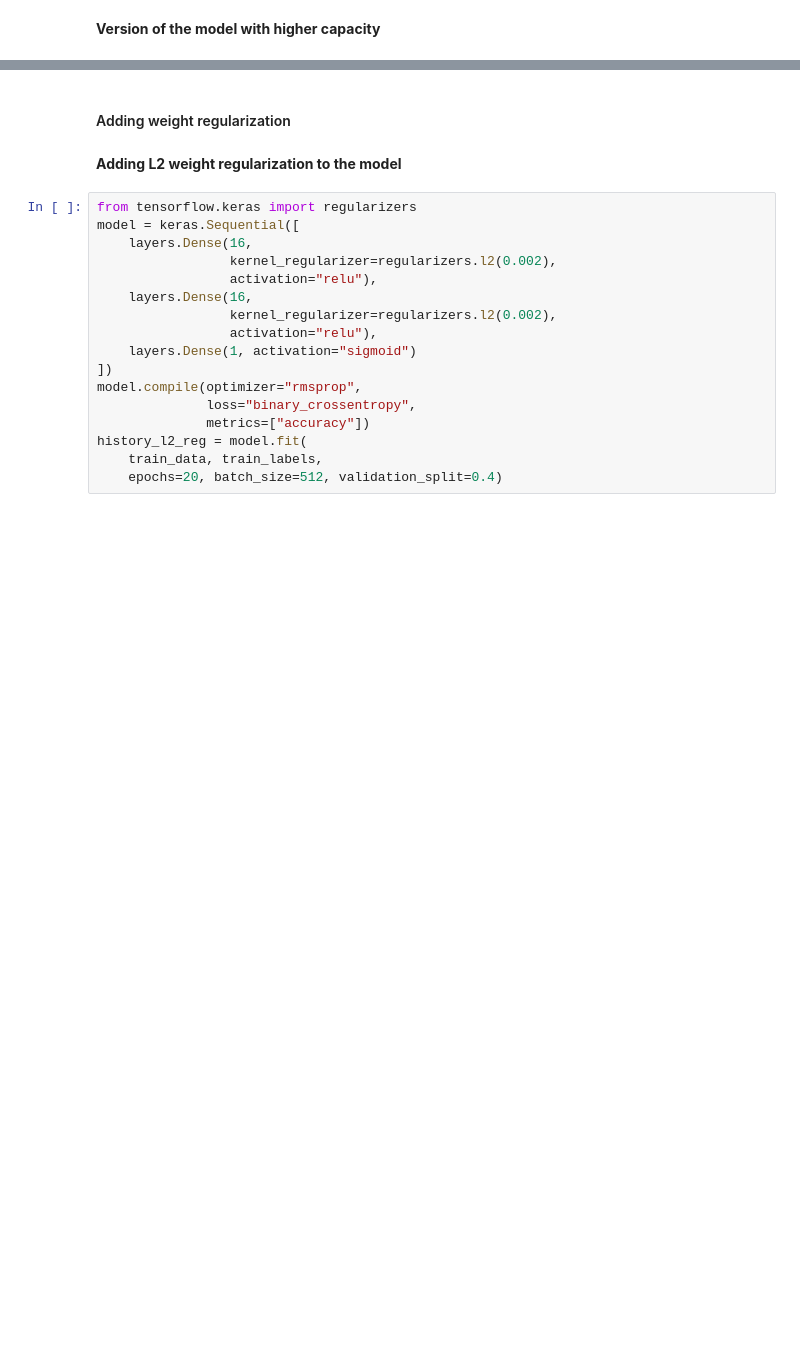
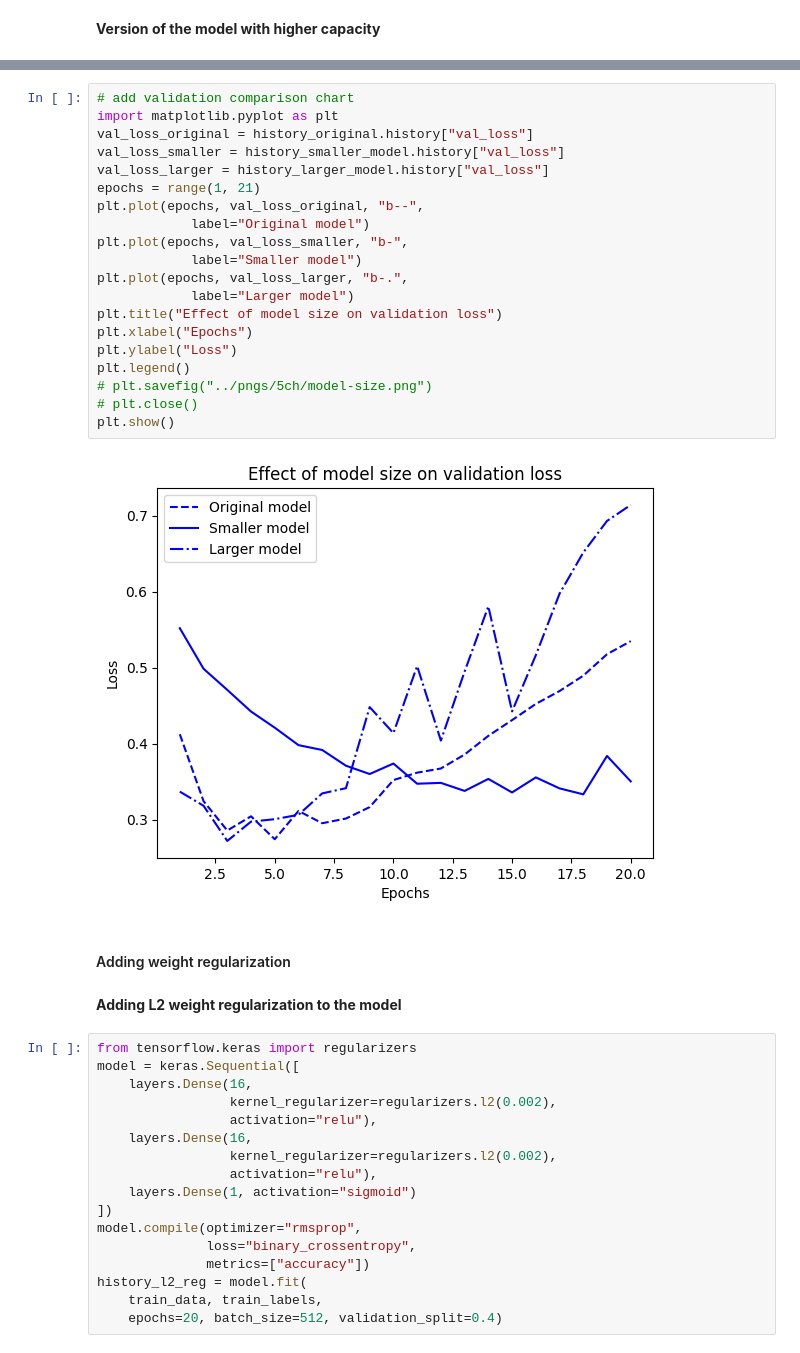
Before and after one commit to mccarvik/deep_learning_for_python, a Jupyter notebook: 5ch/chapter05_fundamentals-of-ml.ipynb, the cells around one changed output, grey strips where cells are left out. Cells and saved outputs as stored; diff of their text form; blank space fills up the shorter version.

```diff
--- a/5ch/chapter05_fundamentals-of-ml.ipynb
+++ b/5ch/chapter05_fundamentals-of-ml.ipynb
@@ -263,3 +501,25 @@ history_larger_model = model.fit(
+# %%
+# add validation comparison chart
+import matplotlib.pyplot as plt
+val_loss_original = history_original.history["val_loss"]
+val_loss_smaller = history_smaller_model.history["val_loss"]
+val_loss_larger = history_larger_model.history["val_loss"]
+epochs = range(1, 21)
+plt.plot(epochs, val_loss_original, "b--",
+            label="Original model")
+plt.plot(epochs, val_loss_smaller, "b-",
+            label="Smaller model")
+plt.plot(epochs, val_loss_larger, "b-.",
+            label="Larger model")
+plt.title("Effect of model size on validation loss")
+plt.xlabel("Epochs")
+plt.ylabel("Loss")
+plt.legend()
+# plt.savefig("../pngs/5ch/model-size.png")
+# plt.close()
+plt.show()
+# %% [output]
+[figure, added]
 # %% [markdown]
 #### Adding weight regularization
 # %% [markdown]
```
Also changed, not shown: parts of 19 cells of this notebook, 7 other files.
